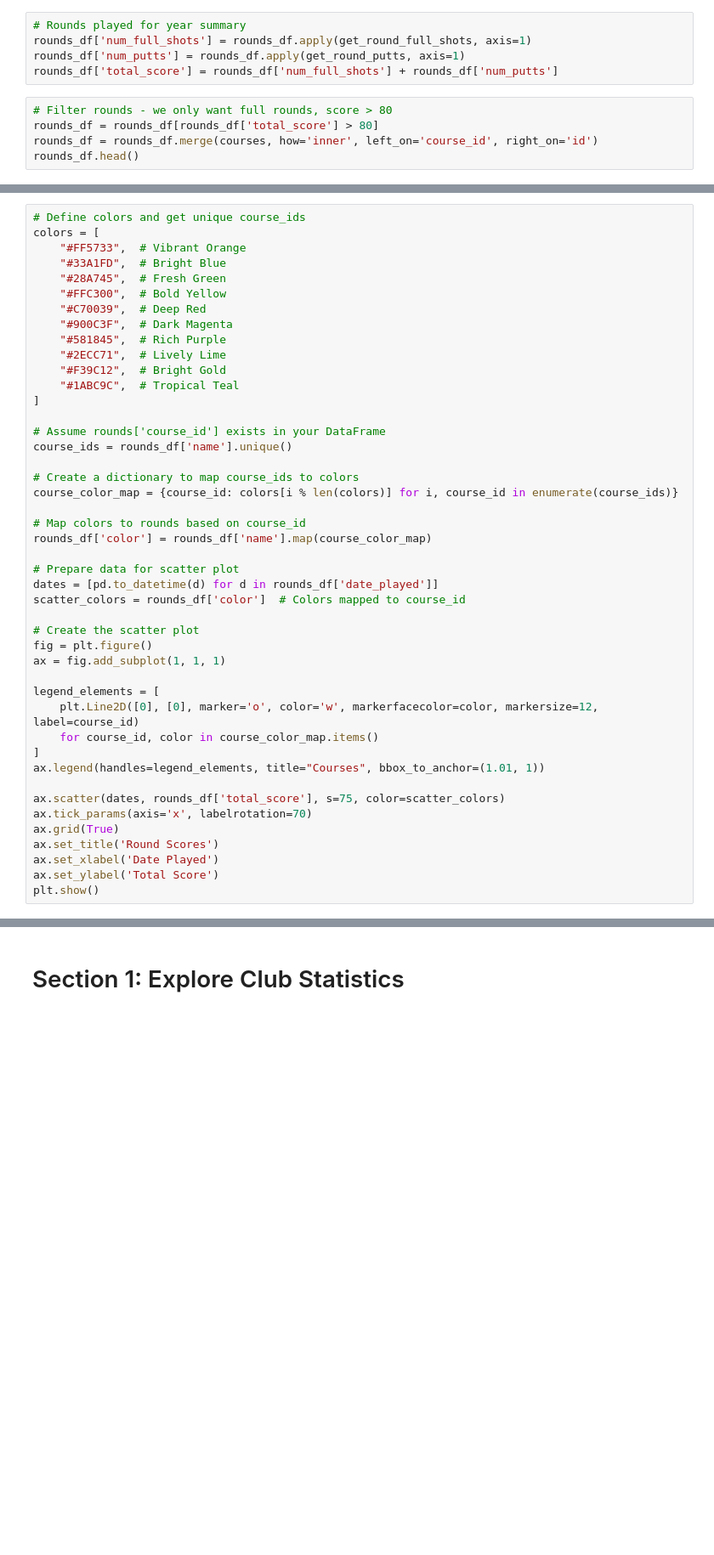
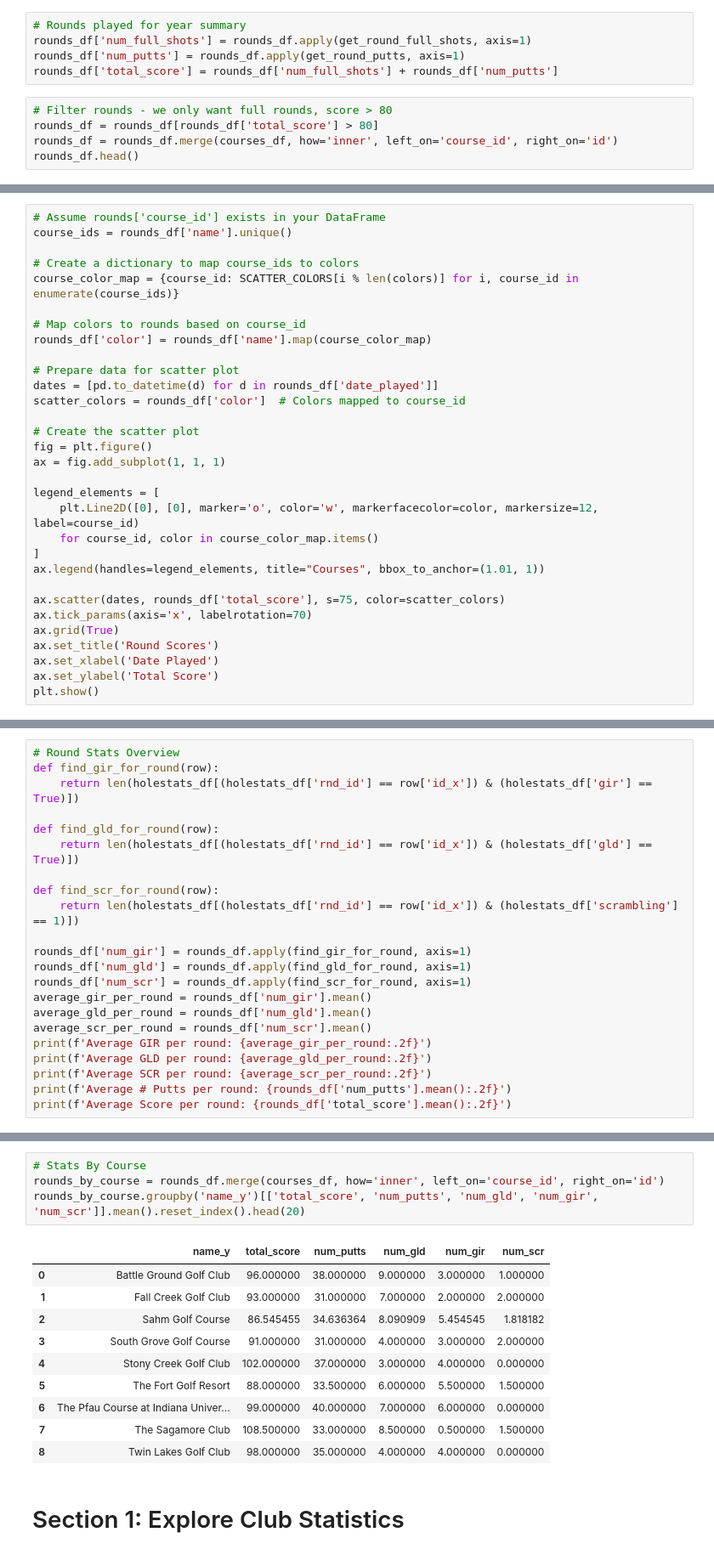
Before and after one commit to evklein/forehead-data-pipelines, a Jupyter notebook: 2024/2024.ipynb, the cells around one changed output, grey strips where cells are left out. Shown: that part at 85% size. Drawn from its saved outputs; the diff is of its cells as text; blank space fills up the shorter version.

Commit message:
Average stats by course

```diff
--- a/2024/2024.ipynb
+++ b/2024/2024.ipynb
@@ -142,7 +155,7 @@ rounds_df['total_score'] = rounds_df['num_full_shots'] + rounds_df['num_putts']
 # %%
 # Filter rounds - we only want full rounds, score > 80
 rounds_df = rounds_df[rounds_df['total_score'] > 80]
-rounds_df = rounds_df.merge(courses, how='inner', left_on='course_id', right_on='id')
+rounds_df = rounds_df.merge(courses_df, how='inner', left_on='course_id', right_on='id')
 rounds_df.head()
 # %% [output]
 |  | id_x | date_played | course_id | played_tee_id | finish_time | group_makeup | holes_completed | mobility | ... |
@@ -155,23 +168,9 @@ rounds_df.head()
 # %%
-# Define colors and get unique course_ids
-colors = [
-    "#FF5733",  # Vibrant Orange
-    "#33A1FD",  # Bright Blue
-    "#28A745",  # Fresh Green
-    "#FFC300",  # Bold Yellow
-    "#C70039",  # Deep Red
-    "#900C3F",  # Dark Magenta
-    "#581845",  # Rich Purple
-    "#2ECC71",  # Lively Lime
-    "#F39C12",  # Bright Gold
-    "#1ABC9C",  # Tropical Teal
-]
-
 # Assume rounds['course_id'] exists in your DataFrame
 course_ids = rounds_df['name'].unique()
 
 # Create a dictionary to map course_ids to colors
-course_color_map = {course_id: colors[i % len(colors)] for i, course_id in enumerate(course_ids)}
+course_color_map = {course_id: SCATTER_COLORS[i % len(colors)] for i, course_id in enumerate(course_ids)}
 
 # Map colors to rounds based on course_id
 rounds_df['color'] = rounds_df['name'].map(course_color_map)
@@ -232,3 +231,25 @@ Slope/Score Correlation: [[1.         0.65520759]
 Rating/Score Correlation: [[1.         0.32030555]
  [0.32030555 1.        ]]
 [figure]
+# %%
+# Round Stats Overview
+def find_gir_for_round(row):
+    return len(holestats_df[(holestats_df['rnd_id'] == row['id_x']) & (holestats_df['gir'] == True)])
+
+def find_gld_for_round(row):
+    return len(holestats_df[(holestats_df['rnd_id'] == row['id_x']) & (holestats_df['gld'] == True)])
+
+def find_scr_for_round(row):
+    return len(holestats_df[(holestats_df['rnd_id'] == row['id_x']) & (holestats_df['scrambling'] == 1)])
+
+rounds_df['num_gir'] = rounds_df.apply(find_gir_for_round, axis=1)
+rounds_df['num_gld'] = rounds_df.apply(find_gld_for_round, axis=1)
+rounds_df['num_scr'] = rounds_df.apply(find_scr_for_round, axis=1)
+average_gir_per_round = rounds_df['num_gir'].mean()
+average_gld_per_round = rounds_df['num_gld'].mean()
+average_scr_per_round = rounds_df['num_scr'].mean()
+print(f'Average GIR per round: {average_gir_per_round:.2f}')
+print(f'Average GLD per round: {average_gld_per_round:.2f}')
+print(f'Average SCR per round: {average_scr_per_round:.2f}')
+print(f'Average # Putts per round: {rounds_df['num_putts'].mean():.2f}')
+print(f'Average Score per round: {rounds_df['total_score'].mean():.2f}')
@@ -235,3 +262,18 @@ Rating/Score Correlation: [[1.         0.32030555]
+# %%
+# Stats By Course
+rounds_by_course = rounds_df.merge(courses_df, how='inner', left_on='course_id', right_on='id')
+rounds_by_course.groupby('name_y')[['total_score', 'num_putts', 'num_gld', 'num_gir', 'num_scr']].mean().reset_index().head(20)
+# %% [output]
+|  | name_y | total_score | num_putts | num_gld | num_gir | num_scr |
+| 0 | Battle Ground Golf Club | 96.000000 | 38.000000 | 9.000000 | 3.000000 | 1.000000 |
+| 1 | Fall Creek Golf Club | 93.000000 | 31.000000 | 7.000000 | 2.000000 | 2.000000 |
+| 2 | Sahm Golf Course | 86.545455 | 34.636364 | 8.090909 | 5.454545 | 1.818182 |
+| 3 | South Grove Golf Course | 91.000000 | 31.000000 | 4.000000 | 3.000000 | 2.000000 |
+| 4 | Stony Creek Golf Club | 102.000000 | 37.000000 | 3.000000 | 4.000000 | 0.000000 |
+| 5 | The Fort Golf Resort | 88.000000 | 33.500000 | 6.000000 | 5.500000 | 1.500000 |
+| 6 | The Pfau Course at Indiana Univer... | 99.000000 | 40.000000 | 7.000000 | 6.000000 | 0.000000 |
+| 7 | The Sagamore Club | 108.500000 | 33.000000 | 8.500000 | 0.500000 | 1.500000 |
+| 8 | Twin Lakes Golf Club | 98.000000 | 35.000000 | 4.000000 | 4.000000 | 0.000000 |
 # %% [markdown]
 # Section 1: Explore Club Statistics
 # %%
```
Also changed, not shown: parts of 5 cells of this notebook.
